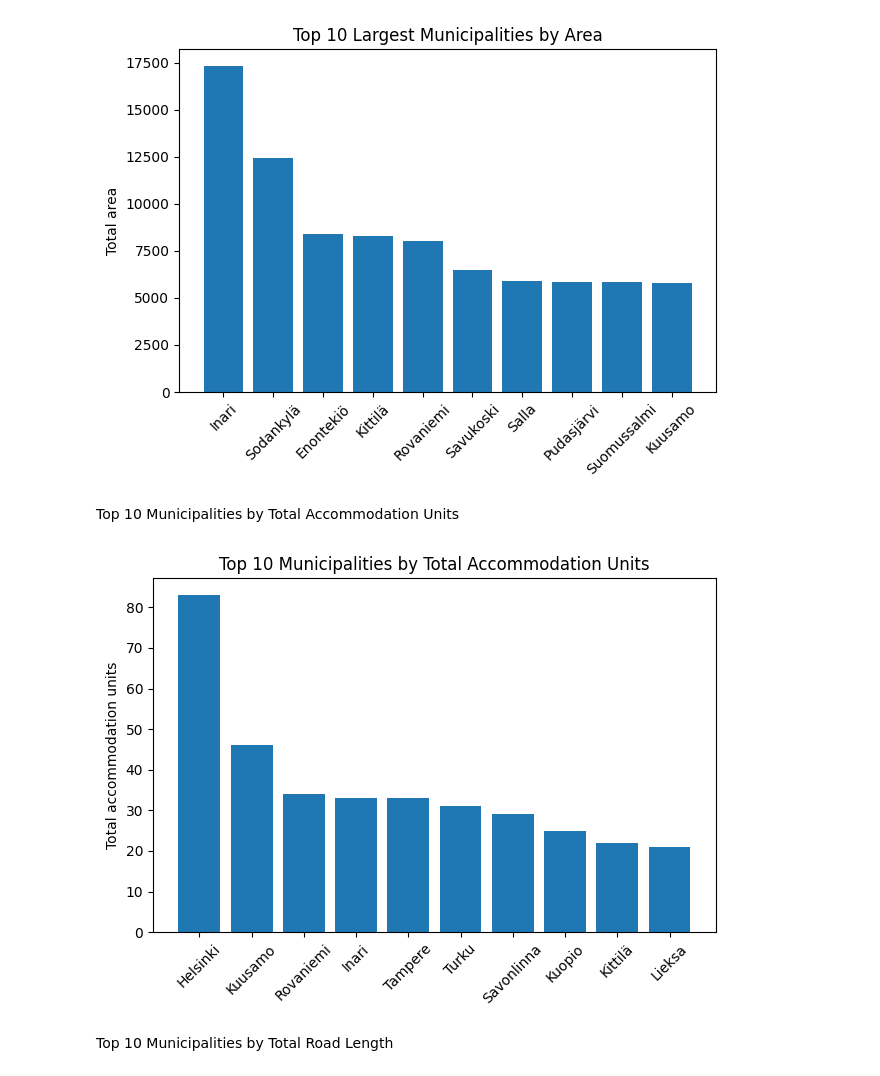
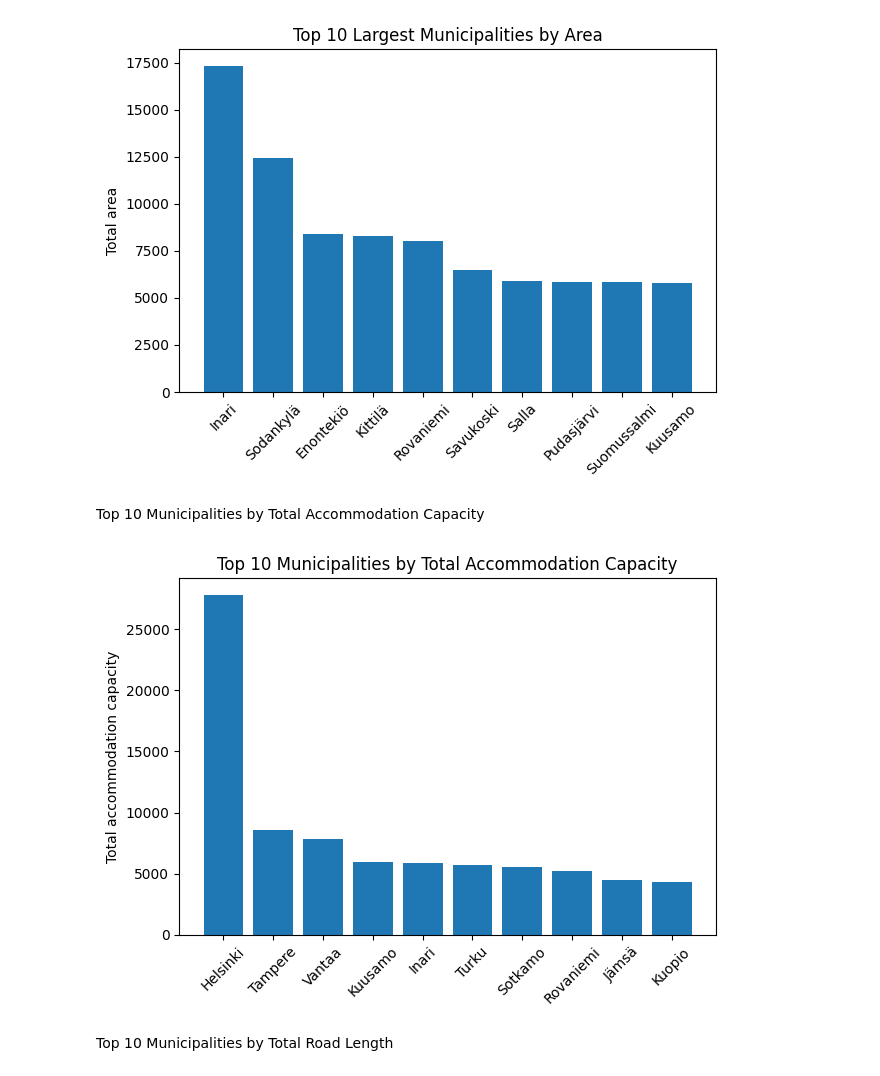
Before and after one commit to selmuu/Main-Assignment-03---Data-Analytics, a Jupyter notebook: matplotlib.ipynb, the cells around one changed output. Cells and saved outputs as stored; diff of their text form; code cells hidden in the pictures.

```diff
--- a/matplotlib.ipynb
+++ b/matplotlib.ipynb
@@ -18,9 +18,9 @@ df = df.merge(beds_df, on="City", how="left")
 df["road_density"] = df["Tiepituus"] / df["landarea"]
 
 # tourism density (cleaned some data)
-df["Liikkeet, lkm 2025*"] = df["Liikkeet, lkm 2025*"].replace(".", np.nan)
-df["Liikkeet, lkm 2025*"] = pd.to_numeric(df["Liikkeet, lkm 2025*"])
-df["tourism_density"] = df["Liikkeet, lkm 2025*"] / df["landarea"]
+df["Vuoteet, lkm 2025*"] = df["Vuoteet, lkm 2025*"].replace(".", np.nan)
+df["Vuoteet, lkm 2025*"] = pd.to_numeric(df["Vuoteet, lkm 2025*"])
+df["tourism_density"] = df["Vuoteet, lkm 2025*"] / df["landarea"]
 
 df[["City", "road_density", "tourism_density"]]
 # %% [output]
@@ -83,16 +83,16 @@ plt.tight_layout()
 # %% [output]
 [figure]
 # %% [markdown]
-Top 10 Municipalities by Total Accommodation Units
+Top 10 Municipalities by Total Accommodation Capacity
 # %%
-accommodation_capacity = df.sort_values(by="Liikkeet, lkm 2025*", ascending=False).head(10)
-plt.bar(accommodation_capacity["City"], accommodation_capacity["Liikkeet, lkm 2025*"])
+accommodation_capacity = df.sort_values(by="Vuoteet, lkm 2025*", ascending=False).head(10)
+plt.bar(accommodation_capacity["City"], accommodation_capacity["Vuoteet, lkm 2025*"])
 plt.xticks(rotation=45)
-plt.title("Top 10 Municipalities by Total Accommodation Units")
-plt.ylabel("Total accommodation units")
+plt.title("Top 10 Municipalities by Total Accommodation Capacity")
+plt.ylabel("Total accommodation capacity")
 plt.tight_layout()
 # %% [output]
-[figure, old version]
+[figure, new version]
 # %% [markdown]
 Top 10 Municipalities by Total Road Length
 # %%
```
Also changed, not shown: parts of 6 cells of this notebook, 1 other file.
